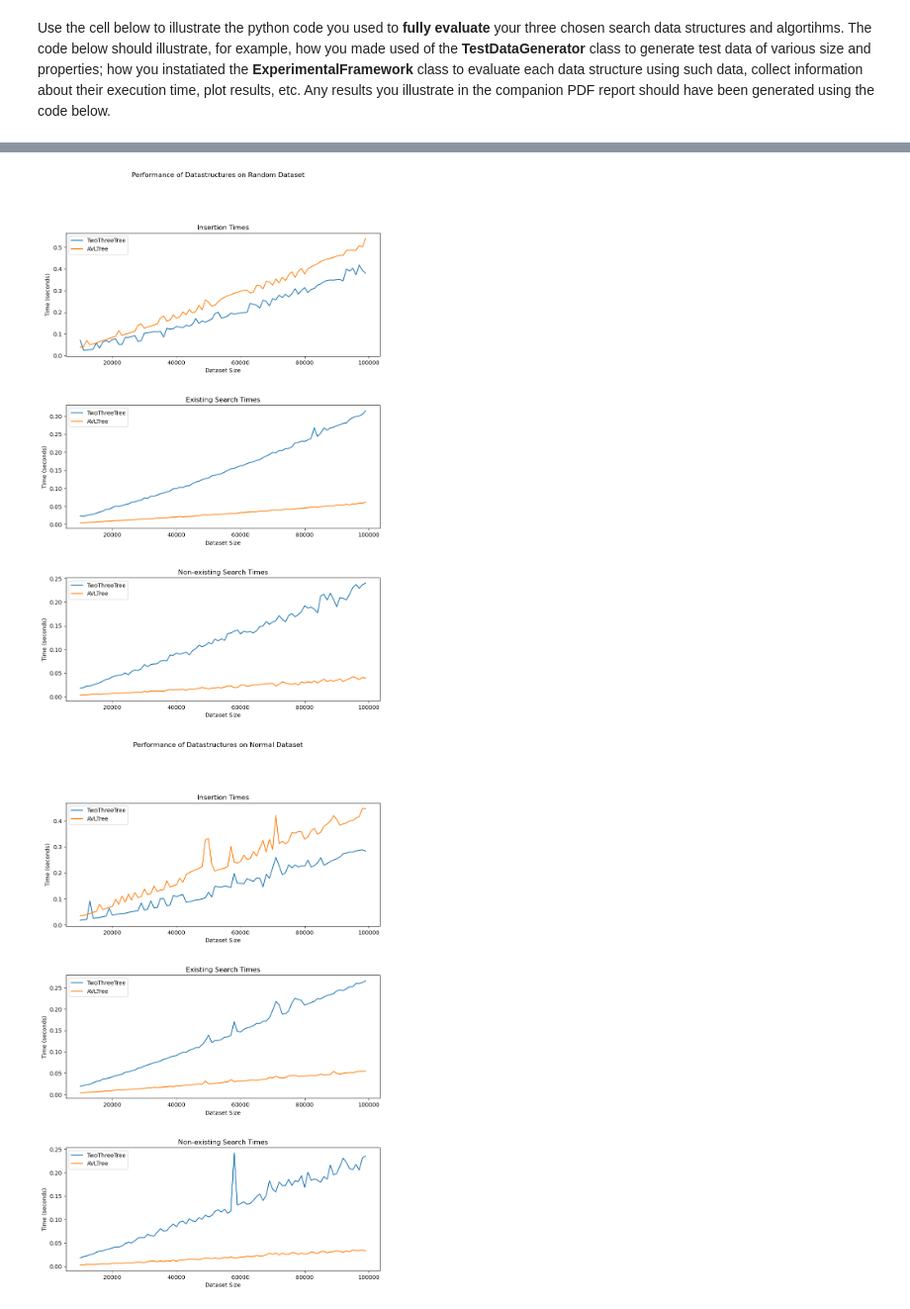
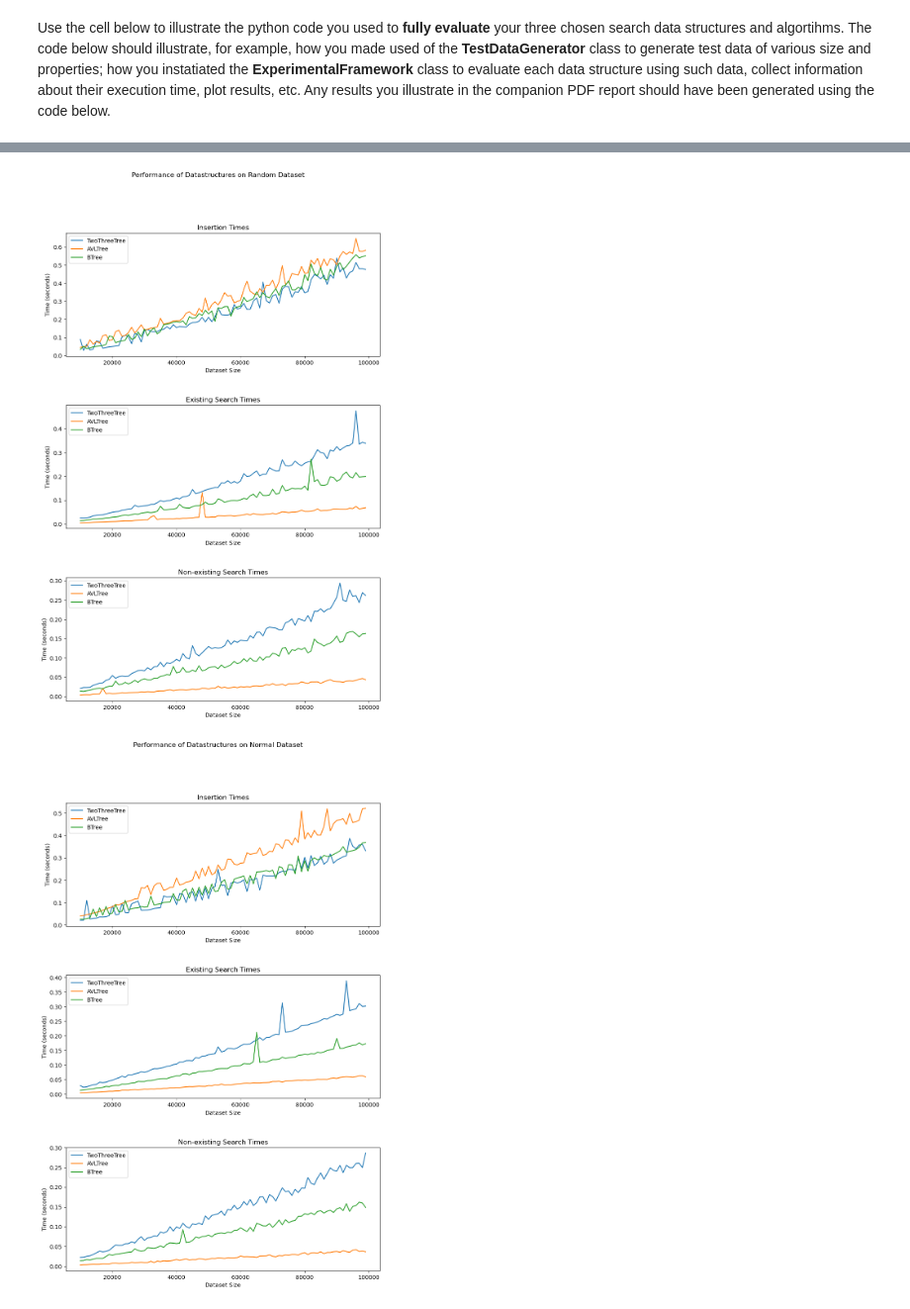
Before and after one commit to spicyGrape/COMP0005_Alg_cw, a Jupyter notebook: grp-23-0005code.ipynb, the cells around one changed output, grey strips where cells are left out. Shown at 99% size. Saved outputs shown, nothing was run; the diff lists cells and outputs as text; code cells hidden in the pictures.

```diff
--- a/grp-23-0005code.ipynb
+++ b/grp-23-0005code.ipynb
@@ -364,8 +364,10 @@ class BTree(AbstractSearchInterface):
         median_key = node_keys[mid_idx]
         right_child_keys = node_keys[mid_idx + 1:]
 
-        left_children = node_children[:len(node_children) // 2] if node_children else []
-        right_children = node_children[len(node_children) // 2:] if node_children else []
+        # Assign children correctly for an internal node
+        left_children = node_children[:mid_idx + 1] if node_children else []
+        right_children = node_children[mid_idx + 1:] if node_children else []
+
 
         left_child = BTreeNode(keys=left_child_keys, children=left_children, parent=None)
         right_child = BTreeNode(keys=right_child_keys, children=right_children, parent=None)
@@ -405,11 +407,12 @@ class BTree(AbstractSearchInterface):
         if len(parent_keys) >= self.max_keys:
             self.splitNode(parent)
 
+            return  # Exit to prevent crash
     def insert(self, element, node):
         node_children = node.get_children()
         node_keys = node.get_keys()
 
-        #Leaf Node, hence, we simply insert element in sorted order and split if necessary
+        # Leaf Node: insert element and split if necessary
         if not node_children:
             idx = 0
             while idx < len(node_keys) and node_keys[idx] < element:
@@ -419,10 +422,16 @@ class BTree(AbstractSearchInterface):
                 self.splitNode(node)
             return
 
-        #Otherwise: We traverse the B-Tree to find the appropriate Leaf Node
+        # Find the correct child node
         idx = 0
         while idx < len(node_keys) and node_keys[idx] < element:
             idx += 1
+
+        # Ensure idx does not exceed node_children bounds
+        if idx >= len(node_children):
+            print(f"Warning: idx {idx} is out of bounds for node_children (size {len(node_children)}).")
+            return  # Exit to prevent crash
+
         self.insert(element, node_children[idx])
 
     def searchElement(self, element):
@@ -717,7 +726,7 @@ class ExperimentalFramework():
 Use the cell below to illustrate the python code you used to **fully evaluate** your three chosen search data structures and algortihms. The code below should illustrate, for example, how you made used of the **TestDataGenerator** class to generate test data of various size and properties; how you instatiated the **ExperimentalFramework** class to  evaluate each data structure using such data, collect information about their execution time, plot results, etc. Any results you illustrate in the companion PDF report should have been generated using the code below.
 # %%
 # ADD YOUR TEST CODE HERE
-data_structures = [TwoThreeTree, AVLTree]
+data_structures = [TwoThreeTree, AVLTree, BTree]
 dataset_sizes = [x for x in range(10000, 100000, 1000)]
 
 random_data_generator = TestDataGenerator().generate_sorted_dataset
@@ -744,2 +753,2 @@ test_framework.plot_results(results_on_dup, title="Performance of Datastructures
-[figure, old version]
+[figure, new version]
-[figure, old version]
+[figure, new version]
```
Also changed, not shown: parts of 2 cells of this notebook.
